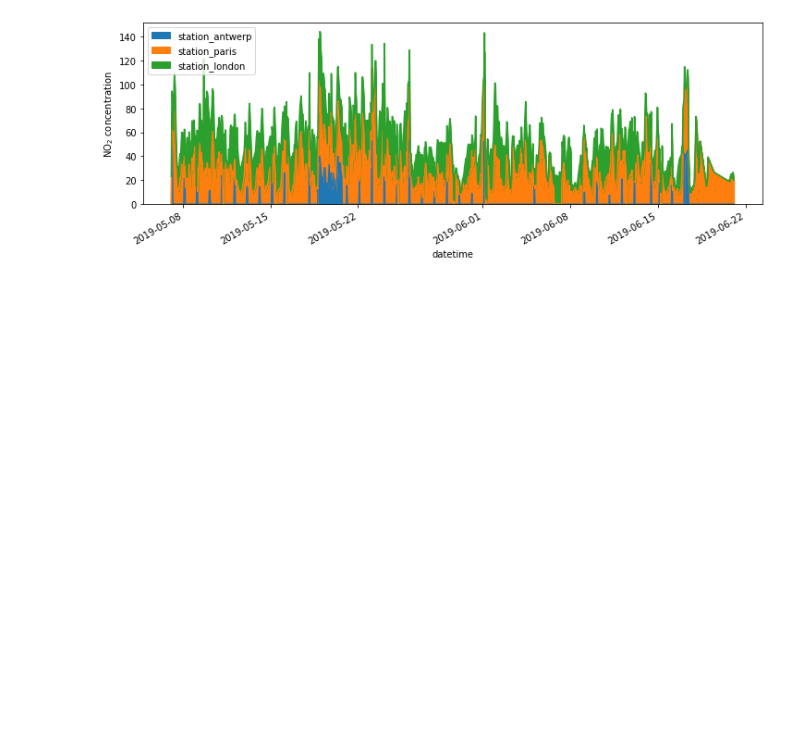
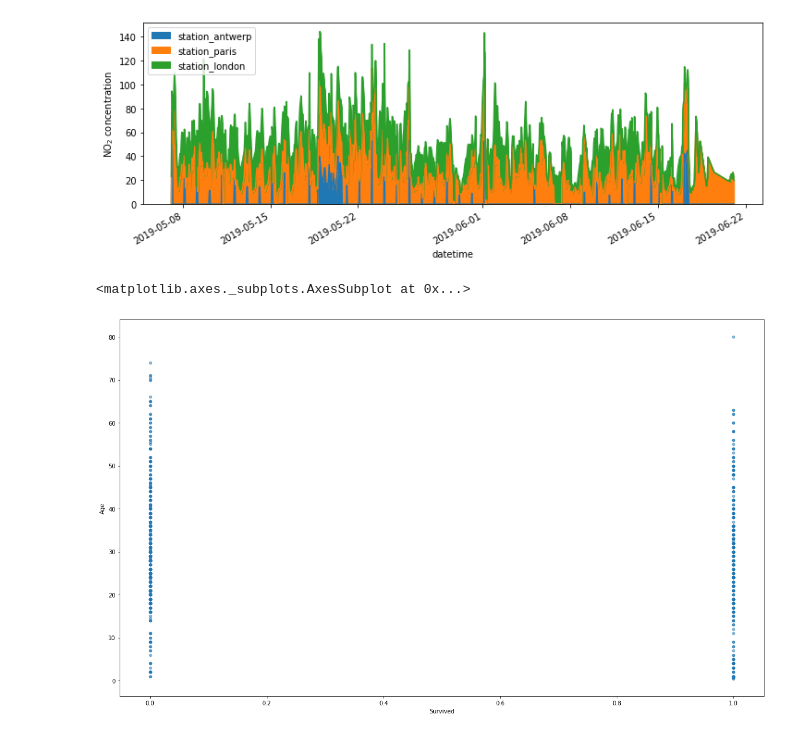
Before and after one commit to AndyJPG/myPython, a Jupyter notebook: jupyter/py_pandas/Untitled.ipynb, the cells around one changed output. Cells and saved outputs as stored; diff of their text form; code cells hidden in the pictures; blank space fills up the shorter version.

```diff
--- a/jupyter/py_pandas/Untitled.ipynb
+++ b/jupyter/py_pandas/Untitled.ipynb
@@ -224,3 +234,8 @@ axs.set_ylabel("NO$_2$ concentration")
 fig.savefig("output_data/no2_concentrations.png")
 # %% [output]
 [figure]
+# %%
+titanic[["Survived", "Age"]].plot.scatter(x="Survived", y="Age", alpha=0.5, figsize=(20, 12))
+# %% [output]
+<matplotlib.axes._subplots.AxesSubplot at 0x...>
+[figure, added]
```
Also changed, not shown: parts of 13 cells of this notebook, 2 other files.
